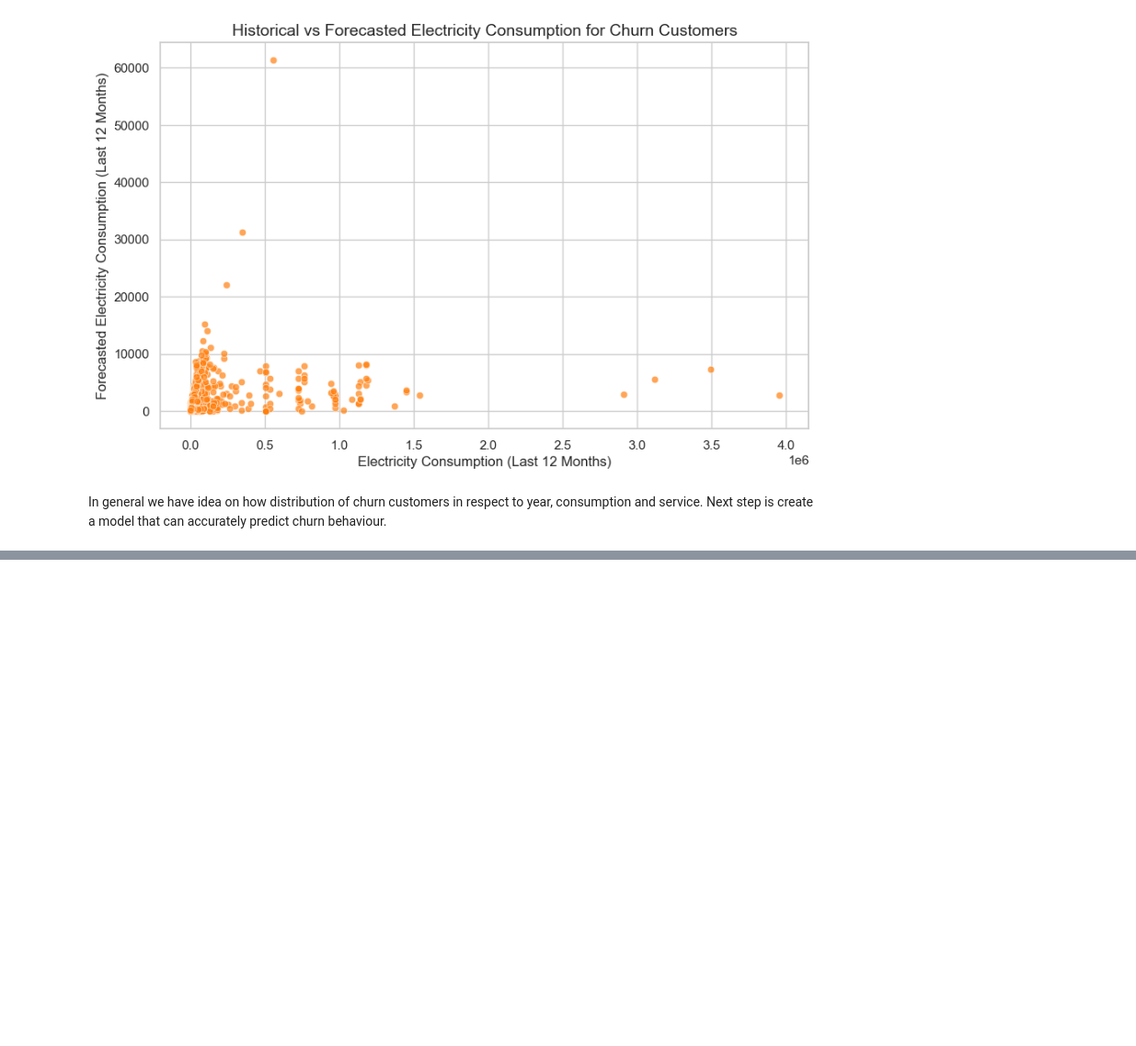
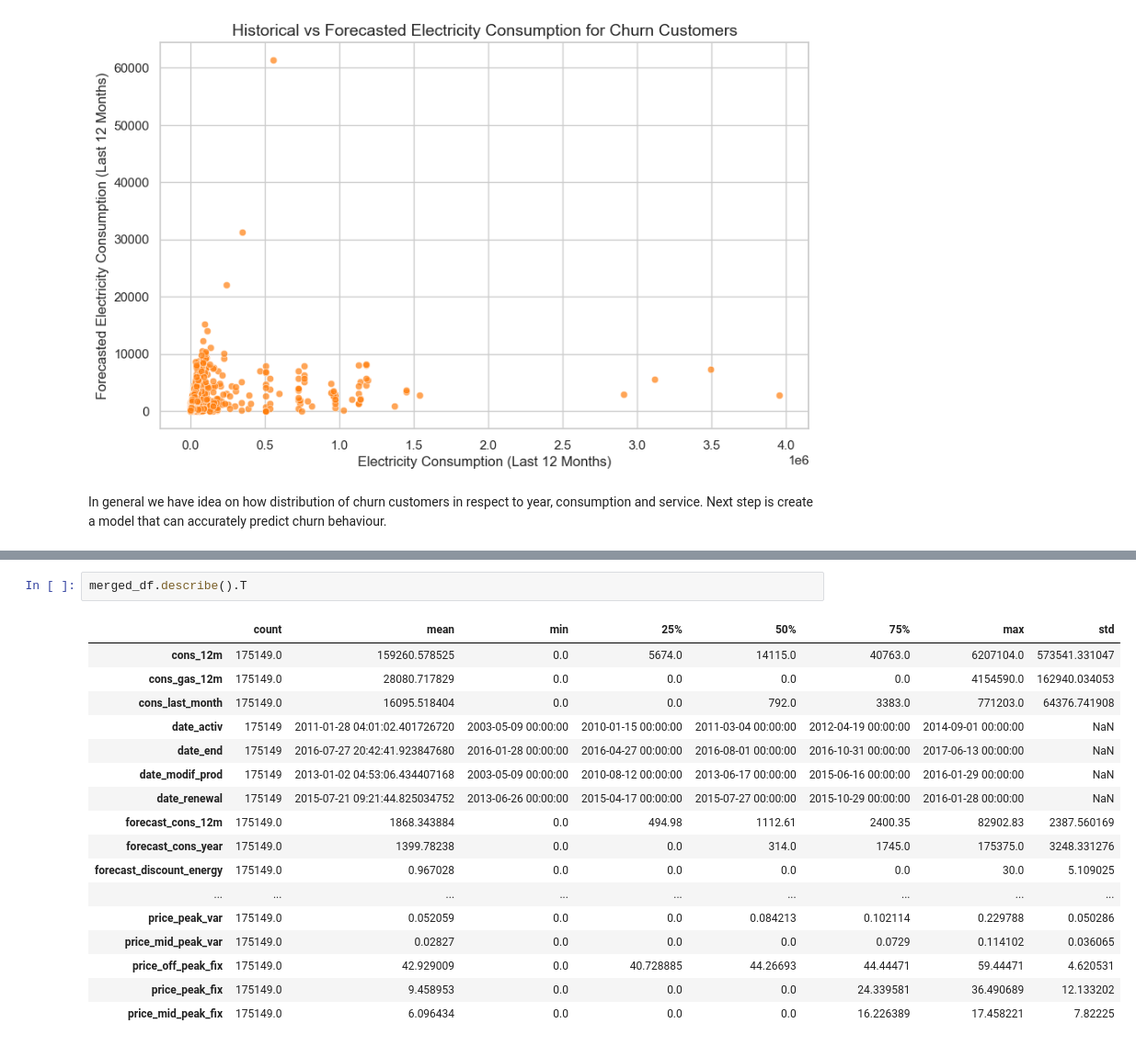
Before and after one commit to MetinUnlu/customer_churn, a Jupyter notebook: codes/eda_analysis.ipynb, the cells around one changed output, grey strips where cells are left out. Shown: that part at 92% size. Cells and saved outputs as stored; diff of their text form; blank space fills up the shorter version.

```diff
--- a/codes/eda_analysis.ipynb
+++ b/codes/eda_analysis.ipynb
@@ -527,0 +554,20 @@ In general we have idea on how distribution of churn customers in respect to yea
+# %%
+merged_df.describe().T
+# %% [output]
+|  | count | mean | min | 25% | 50% | 75% | max | std |
+| cons_12m | 175149.0 | 159260.578525 | 0.0 | 5674.0 | 14115.0 | 40763.0 | 6207104.0 | 573541.331047 |
+| cons_gas_12m | 175149.0 | 28080.717829 | 0.0 | 0.0 | 0.0 | 0.0 | 4154590.0 | 162940.034053 |
+| cons_last_month | 175149.0 | 16095.518404 | 0.0 | 0.0 | 792.0 | 3383.0 | 771203.0 | 64376.741908 |
+| date_activ | 175149 | 2011-01-28 04:01:02.401726720 | 2003-05-09 00:00:00 | 2010-01-15 00:00:00 | 2011-03-04 00:00:00 | 2012-04-19 00:00:00 | 2014-09-01 00:00:00 | NaN |
+| date_end | 175149 | 2016-07-27 20:42:41.923847680 | 2016-01-28 00:00:00 | 2016-04-27 00:00:00 | 2016-08-01 00:00:00 | 2016-10-31 00:00:00 | 2017-06-13 00:00:00 | NaN |
+| date_modif_prod | 175149 | 2013-01-02 04:53:06.434407168 | 2003-05-09 00:00:00 | 2010-08-12 00:00:00 | 2013-06-17 00:00:00 | 2015-06-16 00:00:00 | 2016-01-29 00:00:00 | NaN |
+| date_renewal | 175149 | 2015-07-21 09:21:44.825034752 | 2013-06-26 00:00:00 | 2015-04-17 00:00:00 | 2015-07-27 00:00:00 | 2015-10-29 00:00:00 | 2016-01-28 00:00:00 | NaN |
+| forecast_cons_12m | 175149.0 | 1868.343884 | 0.0 | 494.98 | 1112.61 | 2400.35 | 82902.83 | 2387.560169 |
+| forecast_cons_year | 175149.0 | 1399.78238 | 0.0 | 0.0 | 314.0 | 1745.0 | 175375.0 | 3248.331276 |
+| forecast_discount_energy | 175149.0 | 0.967028 | 0.0 | 0.0 | 0.0 | 0.0 | 30.0 | 5.109025 |
+| ... | ... | ... | ... | ... | ... | ... | ... | ... |
+| price_peak_var | 175149.0 | 0.052059 | 0.0 | 0.0 | 0.084213 | 0.102114 | 0.229788 | 0.050286 |
+| price_mid_peak_var | 175149.0 | 0.02827 | 0.0 | 0.0 | 0.0 | 0.0729 | 0.114102 | 0.036065 |
+| price_off_peak_fix | 175149.0 | 42.929009 | 0.0 | 40.728885 | 44.26693 | 44.44471 | 59.44471 | 4.620531 |
+| price_peak_fix | 175149.0 | 9.458953 | 0.0 | 0.0 | 0.0 | 24.339581 | 36.490689 | 12.133202 |
+| price_mid_peak_fix | 175149.0 | 6.096434 | 0.0 | 0.0 | 0.0 | 16.226389 | 17.458221 | 7.82225 |
```
Also changed, not shown: parts of 8 cells of this notebook.
